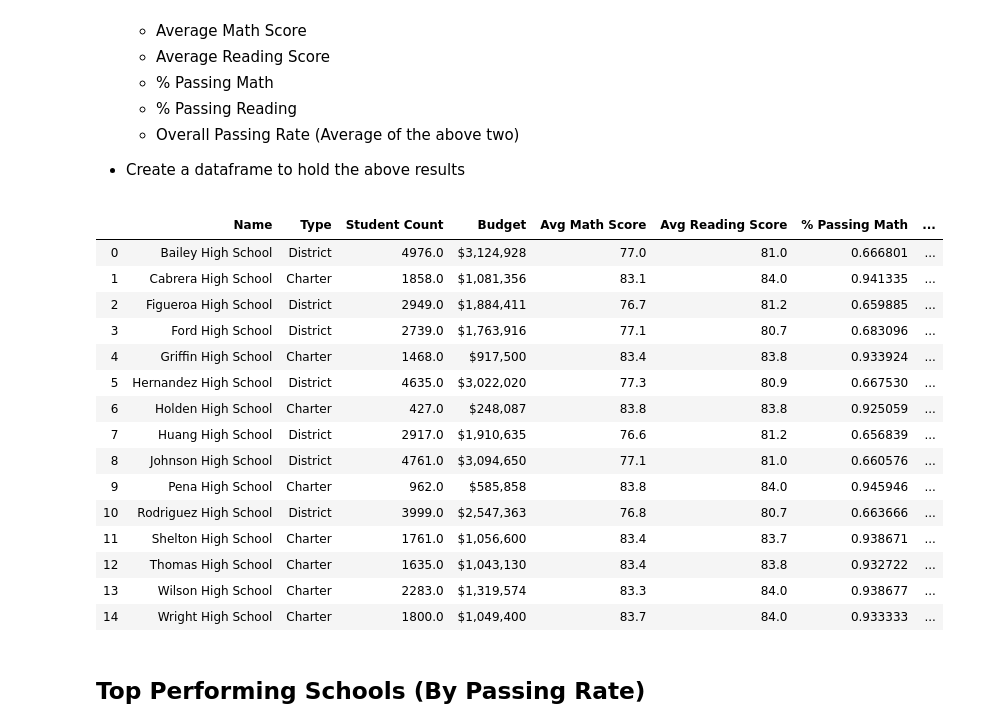
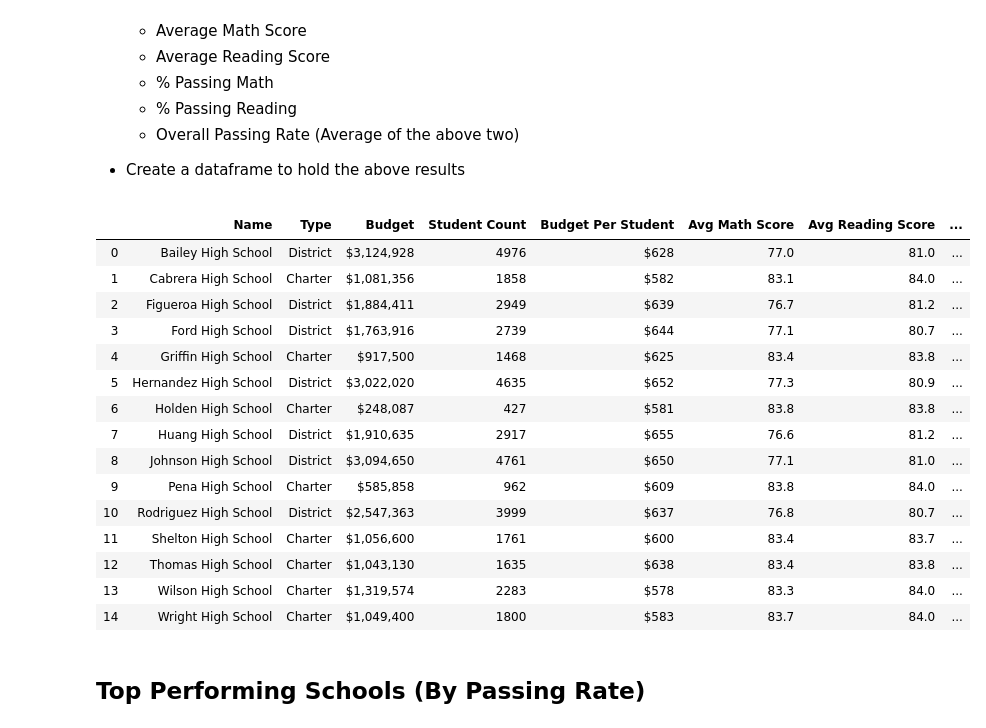
Before and after one commit to mhargroder/hw_04_Pandas, a Jupyter notebook: PyCitySchools_mHargroder.ipynb, the cells around one changed output. Drawn from its saved outputs; the diff is of its cells as text; code cells hidden in the pictures.

Commit message:
Completed School Summary Segment on PyCitySchools report

```diff
--- a/PyCitySchools_mHargroder.ipynb
+++ b/PyCitySchools_mHargroder.ipynb
@@ -100,53 +100,63 @@ districtSummaryDF_Fmt
 # %%
 #add boolean columns to support %passing math and %passing reading
 #the mean method will see the boolean as 0/1..
 
 school_data_complete['passingMath'] = np.where(school_data_complete.math_score >= 70, True, False)
 school_data_complete['passingRead'] = np.where(school_data_complete.reading_score >= 70, True, False)
 
 
 schSummarySetup = school_data_complete[['school_name', 'type','size','budget','math_score','reading_score',
                                         'passingMath','passingRead']]
 
 schoolGroupBy = schSummarySetup.groupby(['school_name','type'])
-#had to include the reset_index to get the group by columns to display correct
+#include the reset_index to get the group by columns to display correct
 schoolSummaryDF = pd.DataFrame(schoolGroupBy.mean()).reset_index()
 
 
 #Add columns for Per Student Budget and Overall Passing Rate
 schoolSummaryDF['Per_Student_Budget'] =schoolSummaryDF['budget']/schoolSummaryDF['size']
 schoolSummaryDF['OverallPassingRate'] =(schoolSummaryDF['math_score']+schoolSummaryDF['reading_score'])/2
 
 #Relabel columns
 schoolSummaryDF = schoolSummaryDF.rename(columns={'school_name':'Name','type':'Type', 'size':'Student Count',
                                                   'budget':'Budget', 'math_score':'Avg Math Score',
                                                   'reading_score':'Avg Reading Score', 'passingMath':'% Passing Math',
                                                   'passingRead':'% Passing Reading', 'Per_Student_Budget':'Budget Per Student',
                                                  'OverallPassingRate':'Overall Pass Rate %'})
+#Reorder columns
+schoolSummaryDF = schoolSummaryDF[['Name','Type','Budget', 'Student Count','Budget Per Student','Avg Math Score',
+                                   'Avg Reading Score','% Passing Math', '% Passing Reading','Overall Pass Rate %' ]]
 
-#Created a data frame with formatted values
+#Created a data frame and reformat values
 schoolSummaryDF_Fmt = schoolSummaryDF
-schoolSummaryDF_Fmt["Budget"] = schoolSummaryDF_Fmt["Budget"].astype(float).apply("${:,.0f}".format)
-schoolSummaryDF_Fmt["Avg Math Score"] = round(schoolSummaryDF_Fmt["Avg Math Score"],1 )
-schoolSummaryDF_Fmt["Avg Reading Score"] = round(schoolSummaryDF_Fmt["Avg Reading Score"],1 )
+schoolSummaryDF_Fmt['Budget'] = schoolSummaryDF_Fmt['Budget'].astype(float).apply('${:,.0f}'.format)
+schoolSummaryDF_Fmt['Student Count'] = schoolSummaryDF_Fmt['Student Count'].astype(int)
+schoolSummaryDF_Fmt['Budget Per Student']=round(schoolSummaryDF_Fmt['Budget Per Student'],1).apply('${:,.0f}'.format)
+schoolSummaryDF_Fmt['Avg Math Score'] = round(schoolSummaryDF_Fmt['Avg Math Score'],1 )
+schoolSummaryDF_Fmt['Avg Reading Score'] = round(schoolSummaryDF_Fmt['Avg Reading Score'],1 )
+schoolSummaryDF_Fmt['% Passing Math']=(schoolSummaryDF_Fmt['% Passing Math']*100).apply('{:,.0f}%'.format)
+schoolSummaryDF_Fmt['% Passing Reading']=(schoolSummaryDF_Fmt['% Passing Reading']*100).apply('{:,.0f}%'.format)
+schoolSummaryDF_Fmt['Overall Pass Rate %']=round(schoolSummaryDF_Fmt['Overall Pass Rate %'],1).apply('{:,.0f}%'.format)
+
+
 schoolSummaryDF_Fmt
 # %% [output]
-|  | Name | Type | Student Count | Budget | Avg Math Score | Avg Reading Score | % Passing Math | ... |
-| 0 | Bailey High School | District | 4976.0 | $3,124,928 | 77.0 | 81.0 | 0.666801 | ... |
-| 1 | Cabrera High School | Charter | 1858.0 | $1,081,356 | 83.1 | 84.0 | 0.941335 | ... |
-| 2 | Figueroa High School | District | 2949.0 | $1,884,411 | 76.7 | 81.2 | 0.659885 | ... |
-| 3 | Ford High School | District | 2739.0 | $1,763,916 | 77.1 | 80.7 | 0.683096 | ... |
-| 4 | Griffin High School | Charter | 1468.0 | $917,500 | 83.4 | 83.8 | 0.933924 | ... |
-| 5 | Hernandez High School | District | 4635.0 | $3,022,020 | 77.3 | 80.9 | 0.667530 | ... |
-| 6 | Holden High School | Charter | 427.0 | $248,087 | 83.8 | 83.8 | 0.925059 | ... |
-| 7 | Huang High School | District | 2917.0 | $1,910,635 | 76.6 | 81.2 | 0.656839 | ... |
-| 8 | Johnson High School | District | 4761.0 | $3,094,650 | 77.1 | 81.0 | 0.660576 | ... |
-| 9 | Pena High School | Charter | 962.0 | $585,858 | 83.8 | 84.0 | 0.945946 | ... |
-| 10 | Rodriguez High School | District | 3999.0 | $2,547,363 | 76.8 | 80.7 | 0.663666 | ... |
-| 11 | Shelton High School | Charter | 1761.0 | $1,056,600 | 83.4 | 83.7 | 0.938671 | ... |
-| 12 | Thomas High School | Charter | 1635.0 | $1,043,130 | 83.4 | 83.8 | 0.932722 | ... |
-| 13 | Wilson High School | Charter | 2283.0 | $1,319,574 | 83.3 | 84.0 | 0.938677 | ... |
-| 14 | Wright High School | Charter | 1800.0 | $1,049,400 | 83.7 | 84.0 | 0.933333 | ... |
+|  | Name | Type | Budget | Student Count | Budget Per Student | Avg Math Score | Avg Reading Score | ... |
+| 0 | Bailey High School | District | $3,124,928 | 4976 | $628 | 77.0 | 81.0 | ... |
+| 1 | Cabrera High School | Charter | $1,081,356 | 1858 | $582 | 83.1 | 84.0 | ... |
+| 2 | Figueroa High School | District | $1,884,411 | 2949 | $639 | 76.7 | 81.2 | ... |
+| 3 | Ford High School | District | $1,763,916 | 2739 | $644 | 77.1 | 80.7 | ... |
+| 4 | Griffin High School | Charter | $917,500 | 1468 | $625 | 83.4 | 83.8 | ... |
+| 5 | Hernandez High School | District | $3,022,020 | 4635 | $652 | 77.3 | 80.9 | ... |
+| 6 | Holden High School | Charter | $248,087 | 427 | $581 | 83.8 | 83.8 | ... |
+| 7 | Huang High School | District | $1,910,635 | 2917 | $655 | 76.6 | 81.2 | ... |
+| 8 | Johnson High School | District | $3,094,650 | 4761 | $650 | 77.1 | 81.0 | ... |
+| 9 | Pena High School | Charter | $585,858 | 962 | $609 | 83.8 | 84.0 | ... |
+| 10 | Rodriguez High School | District | $2,547,363 | 3999 | $637 | 76.8 | 80.7 | ... |
+| 11 | Shelton High School | Charter | $1,056,600 | 1761 | $600 | 83.4 | 83.7 | ... |
+| 12 | Thomas High School | Charter | $1,043,130 | 1635 | $638 | 83.4 | 83.8 | ... |
+| 13 | Wilson High School | Charter | $1,319,574 | 2283 | $578 | 83.3 | 84.0 | ... |
+| 14 | Wright High School | Charter | $1,049,400 | 1800 | $583 | 83.7 | 84.0 | ... |
 # %% [markdown]
 ## Top Performing Schools (By Passing Rate)
 # %% [markdown]
```
